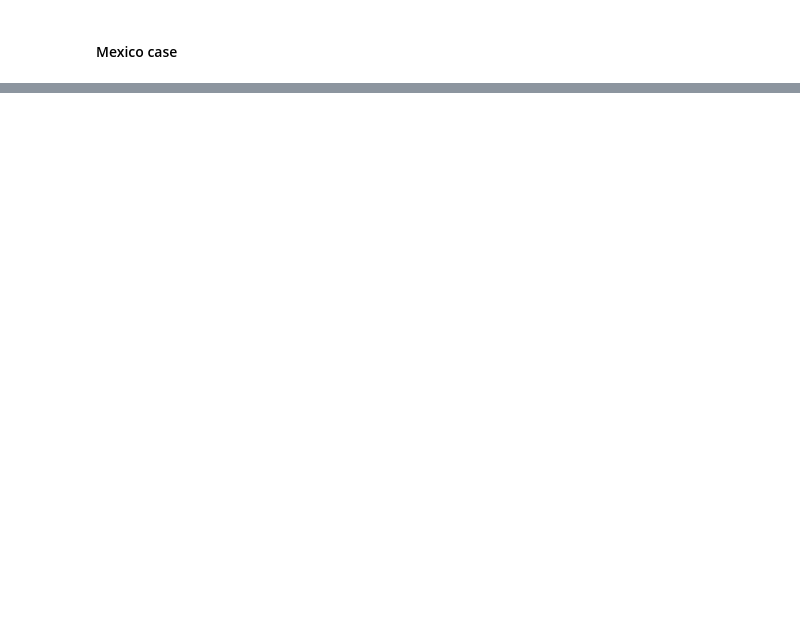
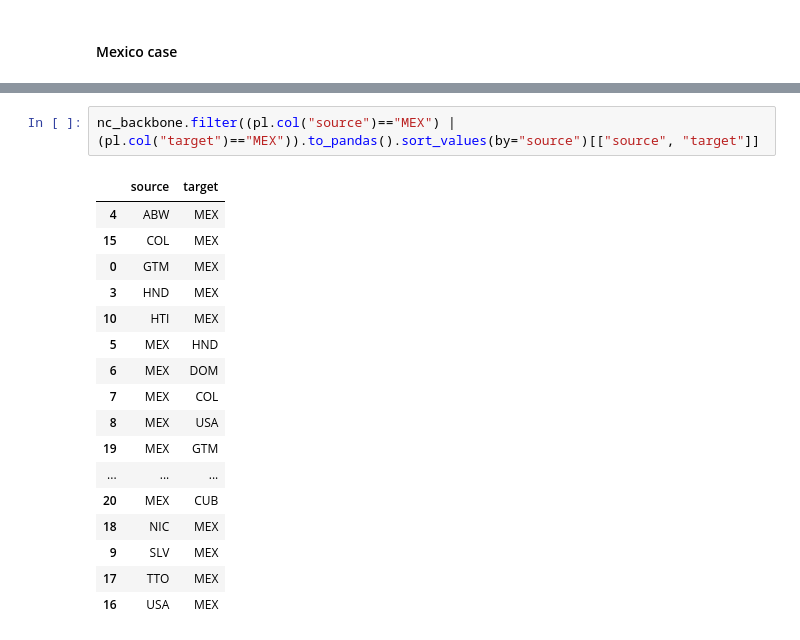
Before and after one commit to hkim07/Disparity-in-Differences, a Jupyter notebook: main_eval4_Trade.ipynb, the cells around one changed output, grey strips where cells are left out. Drawn from its saved outputs; the diff is of its cells as text; blank space fills up the shorter version.

```diff
--- a/main_eval4_Trade.ipynb
+++ b/main_eval4_Trade.ipynb
@@ -100,3 +119,23 @@ disp_backbone.filter((pl.col("source")=="MEX") | (pl.col("target")=="MEX")).to_p
+# %%
+nc_backbone.filter((pl.col("source")=="MEX") | (pl.col("target")=="MEX")).to_pandas().sort_values(by="source")[["source", "target"]]
+# %% [output]
+|  | source | target |
+| 4 | ABW | MEX |
+| 15 | COL | MEX |
+| 0 | GTM | MEX |
+| 3 | HND | MEX |
+| 10 | HTI | MEX |
+| 5 | MEX | HND |
+| 6 | MEX | DOM |
+| 7 | MEX | COL |
+| 8 | MEX | USA |
+| 19 | MEX | GTM |
+| ... | ... | ... |
+| 20 | MEX | CUB |
+| 18 | NIC | MEX |
+| 9 | SLV | MEX |
+| 17 | TTO | MEX |
+| 16 | USA | MEX |
 # %%
 disp_in_diffs_backbone.filter((pl.col("source")=="MEX") | (pl.col("target")=="MEX")).to_pandas().sort_values(by="source")
 # %% [output]
```
Also changed, not shown: parts of 11 cells of this notebook, 2 other files.
